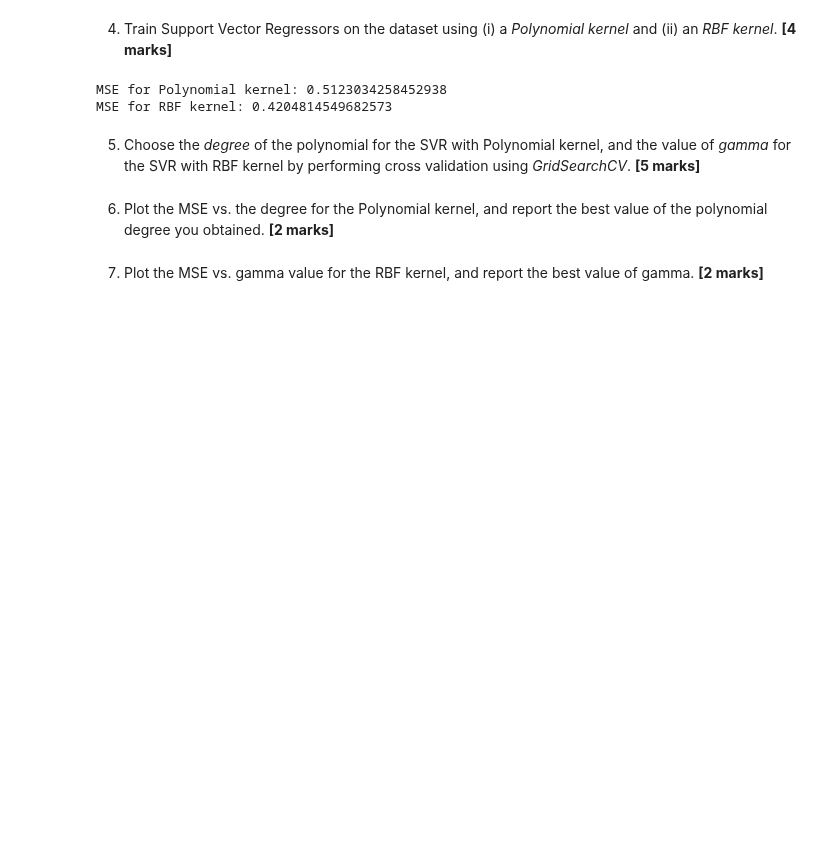
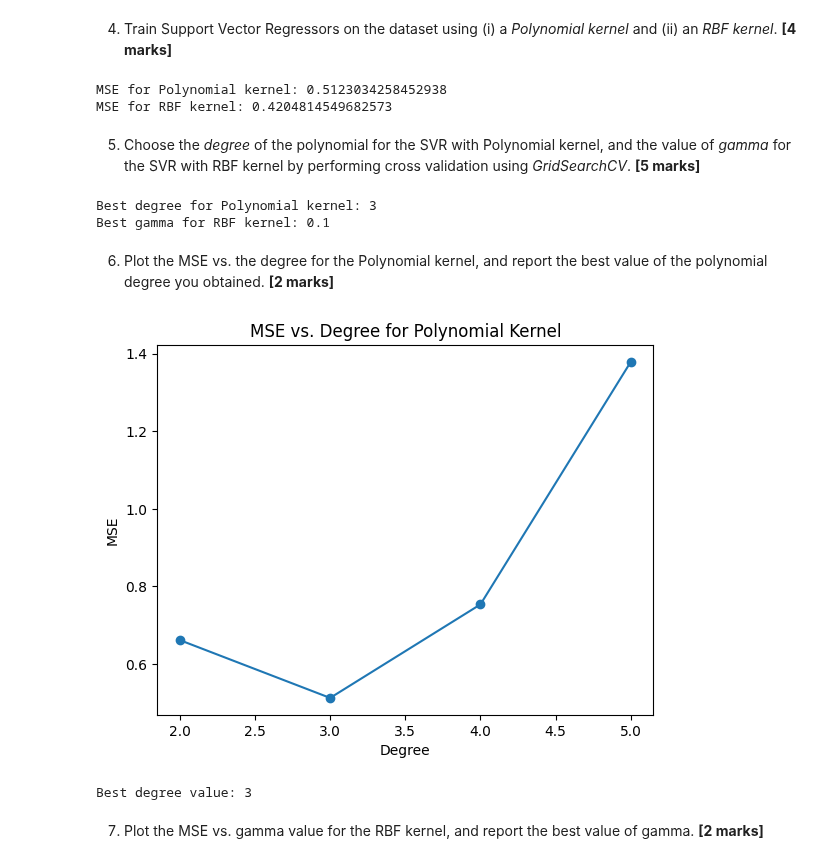
Before and after one commit to NehaKumari500092077/Machine-Learning-Lab, a Jupyter notebook: Session_8_Assignments.ipynb, the cells around one changed output. Drawn from its saved outputs; the diff is of its cells as text; code cells hidden in the pictures; blank space fills up the shorter version.

```diff
--- a/Session_8_Assignments.ipynb
+++ b/Session_8_Assignments.ipynb
@@ -149,7 +149,58 @@ MSE for Polynomial kernel: 0.5123034258452938
 MSE for RBF kernel: 0.4204814549682573
 # %% [markdown]
 5.   Choose the *degree* of the polynomial for the SVR with Polynomial kernel, and the value of *gamma* for the SVR with RBF kernel by performing cross validation using *GridSearchCV*.  **[5 marks]**
+# %%
+from sklearn.model_selection import GridSearchCV
+
+# parameter for polynomial kernel
+Polynomial_params = {'degree': [2,3,4,5]}
+# parameter for rbf kernel
+RBF_params = {'gamma': ['scale', 0.10, 1, 10]}
+
+# Create and train GridSearchCV for Polynomial kernel
+polynomial_grid_search = GridSearchCV(SVR(kernel = 'poly', C = 1.0, epsilon = 0.1), Polynomial_params, cv = 5, scoring = 'neg_mean_squared_error')
+polynomial_grid_search.fit(X_train, Y_train)
+
+# Create and train GridSearchCV for rbf kernel
+rbf_grid_search = GridSearchCV(SVR(kernel = 'rbf', C = 1.0, epsilon = 0.1), RBF_params, cv = 5, scoring = 'neg_mean_squared_error')
+rbf_grid_search.fit(X_train, Y_train)
+
+# find best parameters
+best_polynomial_degree = polynomial_grid_search.best_params_['degree']
+best_rbf_gamma = rbf_grid_search.best_params_['gamma']
+
+print(f'Best degree for Polynomial kernel: {best_polynomial_degree}')
+print(f'Best gamma for RBF kernel: {best_rbf_gamma}')
+# %% [output]
+Best degree for Polynomial kernel: 3
+Best gamma for RBF kernel: 0.1
 # %% [markdown]
 6.   Plot the MSE vs. the degree for the Polynomial kernel, and report the best value of the polynomial degree you obtained. **[2 marks]**
+# %%
+import matplotlib.pyplot as plt
+
+degrees = Polynomial_params['degree']
+polynomial_mse_scores = []
+
+for deg in degrees:
+  model = SVR(kernel = 'poly', degree = deg, C = 1.0, epsilon = 0.1)
+  model.fit(X_train, Y_train)
+  model_prediction = model.predict(X_val)
+  mse = mean_squared_error(Y_val, model_prediction)
+  polynomial_mse_scores.append(mse)
+
+# Display the plot
+plt.plot(degrees, polynomial_mse_scores, marker = 'o')
+plt.xlabel('Degree')
+plt.ylabel('MSE')
+plt.title('MSE vs. Degree for Polynomial Kernel')
+plt.show()
+
+# Report the best value of the polynomial degree
+best_degree_value = degrees[polynomial_mse_scores.index(min(polynomial_mse_scores))]
+print(f'Best degree value: {best_degree_value}')
+# %% [output]
+[figure, added]
+Best degree value: 3
 # %% [markdown]
 7.   Plot the MSE vs. gamma value for the RBF kernel, and report the best value of gamma. **[2 marks]**
```
Also changed, not shown: parts of 3 cells of this notebook.
